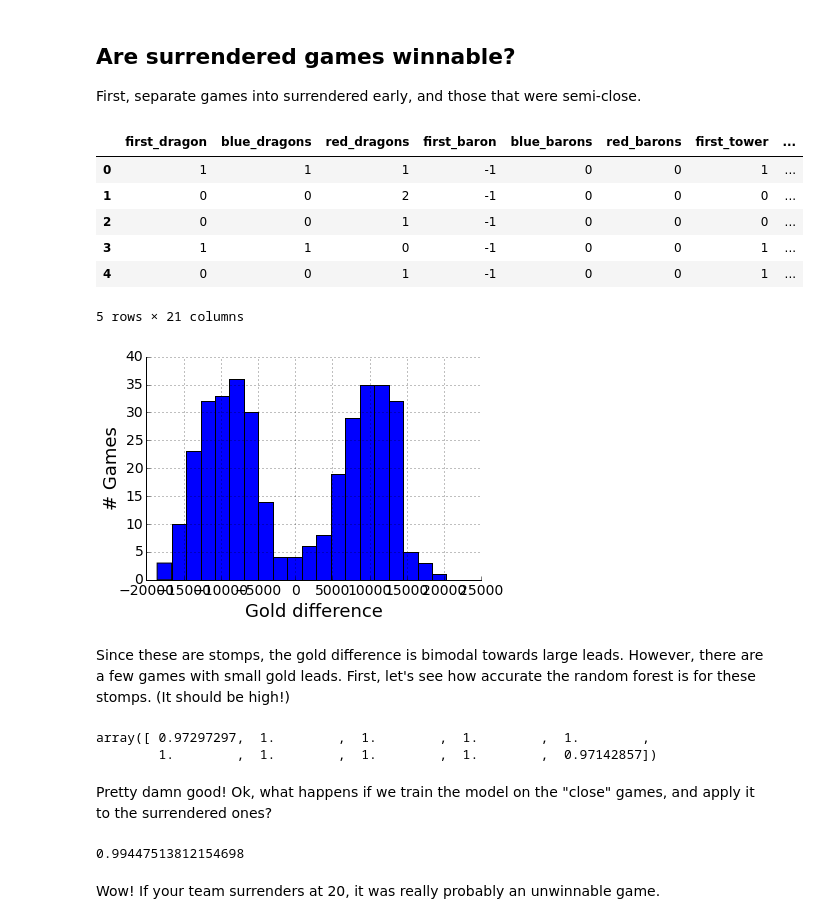
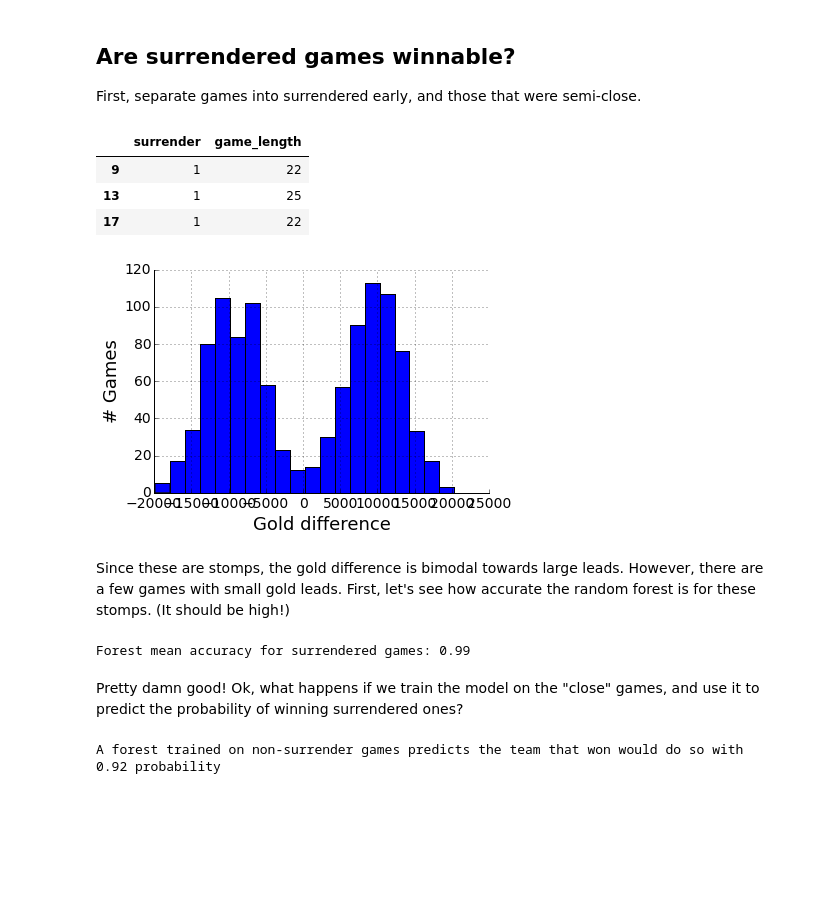
Before and after one commit to map222/lolML, a Jupyter notebook: League of Legends.ipynb, the cells around one changed output. Cells and saved outputs as stored; diff of their text form; code cells hidden in the pictures; blank space fills up the shorter version.

```diff
--- a/League of Legends.ipynb
+++ b/League of Legends.ipynb
@@ -116,3 +113,0 @@ Uh oh! Some games are too short to analyze; let's eliminate all games less than
-# %%
-full_match_info = full_match_info[game_lengths >=21]
-full_match_info.shape # number of games left
@@ -303,36 +328,33 @@ First, separate games into surrendered early, and those that were semi-close.
 # %%
 surrender_at_20_df = games_df.query('(surrender == 1) & (game_length <=25)')
 good_games_df = games_df.query('(surrender == 0) | (game_length >25)')
+surrender_at_20_df[['surrender', 'game_length']].head(3)
 # %% [output]
-|  | first_dragon | blue_dragons | red_dragons | first_baron | blue_barons | red_barons | first_tower | ... |
-| 0 | 1 | 1 | 1 | -1 | 0 | 0 | 1 | ... |
-| 1 | 0 | 0 | 2 | -1 | 0 | 0 | 0 | ... |
-| 2 | 0 | 0 | 1 | -1 | 0 | 0 | 0 | ... |
-| 3 | 1 | 1 | 0 | -1 | 0 | 0 | 1 | ... |
-| 4 | 0 | 0 | 1 | -1 | 0 | 0 | 1 | ... |
+|  | surrender | game_length |
+| 9 | 1 | 22 |
+| 13 | 1 | 25 |
+| 17 | 1 | 22 |
-5 rows × 21 columns
 # %%
 surrender_at_20_df['gold_diff'].hist(bins=20)
 plt.xlabel('Gold difference', fontsize = 18)
 plt.ylabel('# Games', fontsize = 18)
 lol_plt.prettify_axes(plt.gca())
 # %% [output]
-[figure, old version]
+[figure, new version]
 # %% [markdown]
 Since these are stomps, the gold difference is bimodal towards large leads. However, there are a few games with small gold leads. First, let's see how accurate the random forest is for these stomps. (It should be high!)
 # %%
 surrender_forest = RandomForestClassifier(n_jobs = 3, n_estimators = 10)
-cross_validation.cross_val_score(surrender_forest, surrender_at_20_df[important_col], surrender_at_20_df['winner'], cv=10)
+surrender_scores = cross_validation.cross_val_score(surrender_forest, surrender_at_20_df[important_col], surrender_at_20_df['winner'], cv=10)
+print('Forest mean accuracy for surrendered games: {:.2f}'.format(np.mean(surrender_scores)))
 # %% [output]
-array([ 0.97297297,  1.        ,  1.        ,  1.        ,  1.        ,
-        1.        ,  1.        ,  1.        ,  1.        ,  0.97142857])
+Forest mean accuracy for surrendered games: 0.99
 # %% [markdown]
-Pretty damn good! Ok, what happens if we train the model on the "close" games, and apply it to the surrendered ones?
+Pretty damn good! Ok, what happens if we train the model on the "close" games, and use it to predict the probability of winning surrendered ones?
 # %%
 close_forest = RandomForestClassifier(n_jobs = 3, n_estimators = 20)
 close_forest.fit(good_games_df[important_col], good_games_df['winner'])
-close_forest.score(surrender_at_20_df[important_col], surrender_at_20_df['winner'])
+cross_score = np.mean(np.max(close_forest.predict_proba(surrender_at_20_df[important_col]), axis = 1))
+print('A forest trained on non-surrender games predicts the team that won would do so with {:.2f} probability'.format(cross_score))
 # %% [output]
-0.99447513812154698
+A forest trained on non-surrender games predicts the team that won would do so with 0.92 probability
-# %% [markdown]
-Wow! If your team surrenders at 20, it was really probably an unwinnable game.
```
Also changed, not shown: parts of 22 cells of this notebook, 2 other files.
